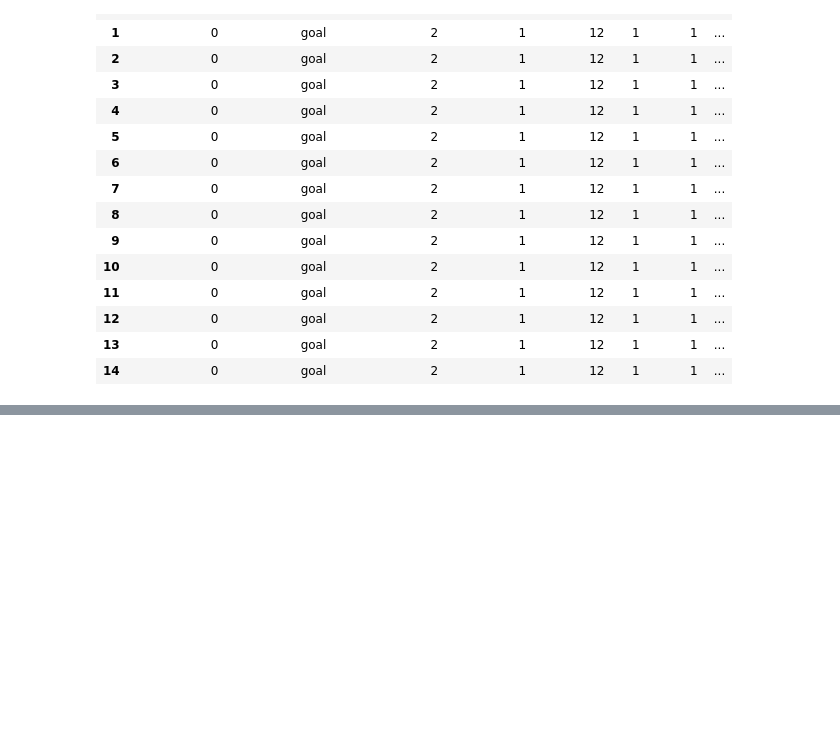
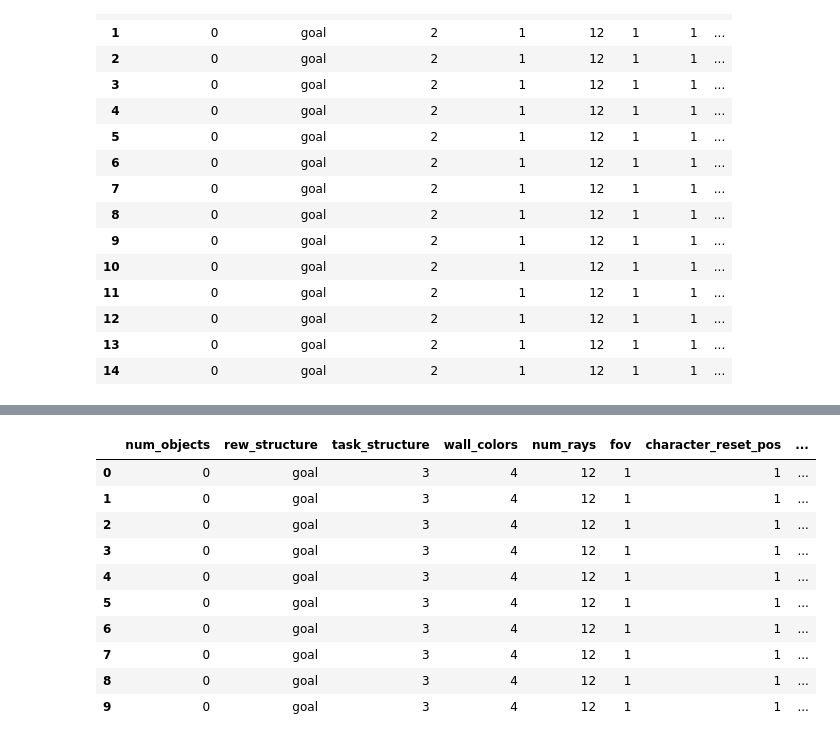
Before and after one commit to liuandrew/ppo_aux, a Jupyter notebook: write_and_test/write_experiments.ipynb, the cells around one changed output, grey strips where cells are left out. Drawn from its saved outputs; the diff is of its cells as text; code cells hidden in the pictures; blank space fills up the shorter version.

```diff
--- a/write_and_test/write_experiments.ipynb
+++ b/write_and_test/write_experiments.ipynb
@@ -291,0 +366,54 @@ pd.DataFrame(rows)
+# %%
+batch_sizes = [64, 128]
+num_trials = 5
+
+rows = []
+for batch in batch_sizes:
+    for i in range(num_trials):
+        exp_name = f'nav_4wallexplore_batch{batch}faster_t{i}'
+
+        env_kwargs = {'num_objects': 0, 'rew_structure': 'goal',
+                      'task_structure': 3, 'wall_colors': 4, 'num_rays': 12, 'fov': 1,
+                      'character_reset_pos': 1,  'one_hot_obs': True,
+                      'turn_speed': 0.5, 'move_speed': 15, 'max_steps': 500}
+
+        row = env_kwargs.copy()
+        row['name'] = exp_name
+        row['batch_size'] = batch
+
+        rows.append(row)
+        config = {
+            'wandb_project_name': 'Nav_Shared_Layers',
+            'exp_name': exp_name,
+            'save_name': exp_name,
+            'num_env_steps': 3000000,
+            'env_name': 'NavEnv-v0',
+            'algo': 'ppo',
+            'num_mini_batch': 1,
+            'num_processes': 1,
+            'num_steps': batch,
+            'checkpoint_interval': 10,
+            'recurrent': True,
+            'seed': i,
+            'no_cuda': True,
+            'env_kwargs': env_kwargs,
+
+            'nn_base': 'FlexBaseAux',
+            'nn_base_kwargs': {'hidden_size': 64},
+        }
+
+        pickle.dump(config, open('../experiment_configs/' + exp_name, 'wb'))
+
+pd.DataFrame(rows)
+# %% [output]
+|  | num_objects | rew_structure | task_structure | wall_colors | num_rays | fov | character_reset_pos | ... |
+| 0 | 0 | goal | 3 | 4 | 12 | 1 | 1 | ... |
+| 1 | 0 | goal | 3 | 4 | 12 | 1 | 1 | ... |
+| 2 | 0 | goal | 3 | 4 | 12 | 1 | 1 | ... |
+| 3 | 0 | goal | 3 | 4 | 12 | 1 | 1 | ... |
+| 4 | 0 | goal | 3 | 4 | 12 | 1 | 1 | ... |
+| 5 | 0 | goal | 3 | 4 | 12 | 1 | 1 | ... |
+| 6 | 0 | goal | 3 | 4 | 12 | 1 | 1 | ... |
+| 7 | 0 | goal | 3 | 4 | 12 | 1 | 1 | ... |
+| 8 | 0 | goal | 3 | 4 | 12 | 1 | 1 | ... |
+| 9 | 0 | goal | 3 | 4 | 12 | 1 | 1 | ... |
```
Also changed, not shown: parts of 5 cells of this notebook, 28 other files.
